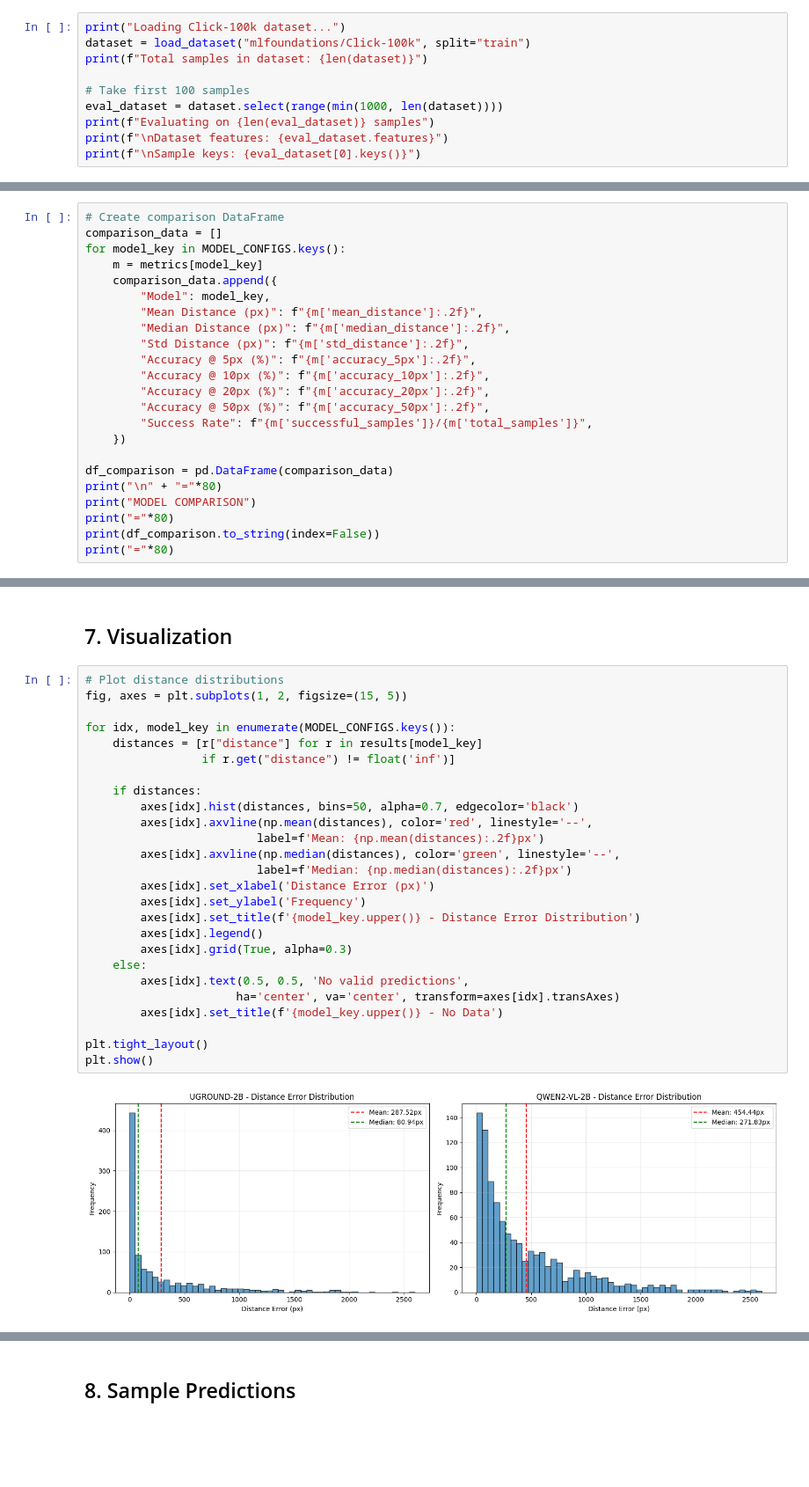
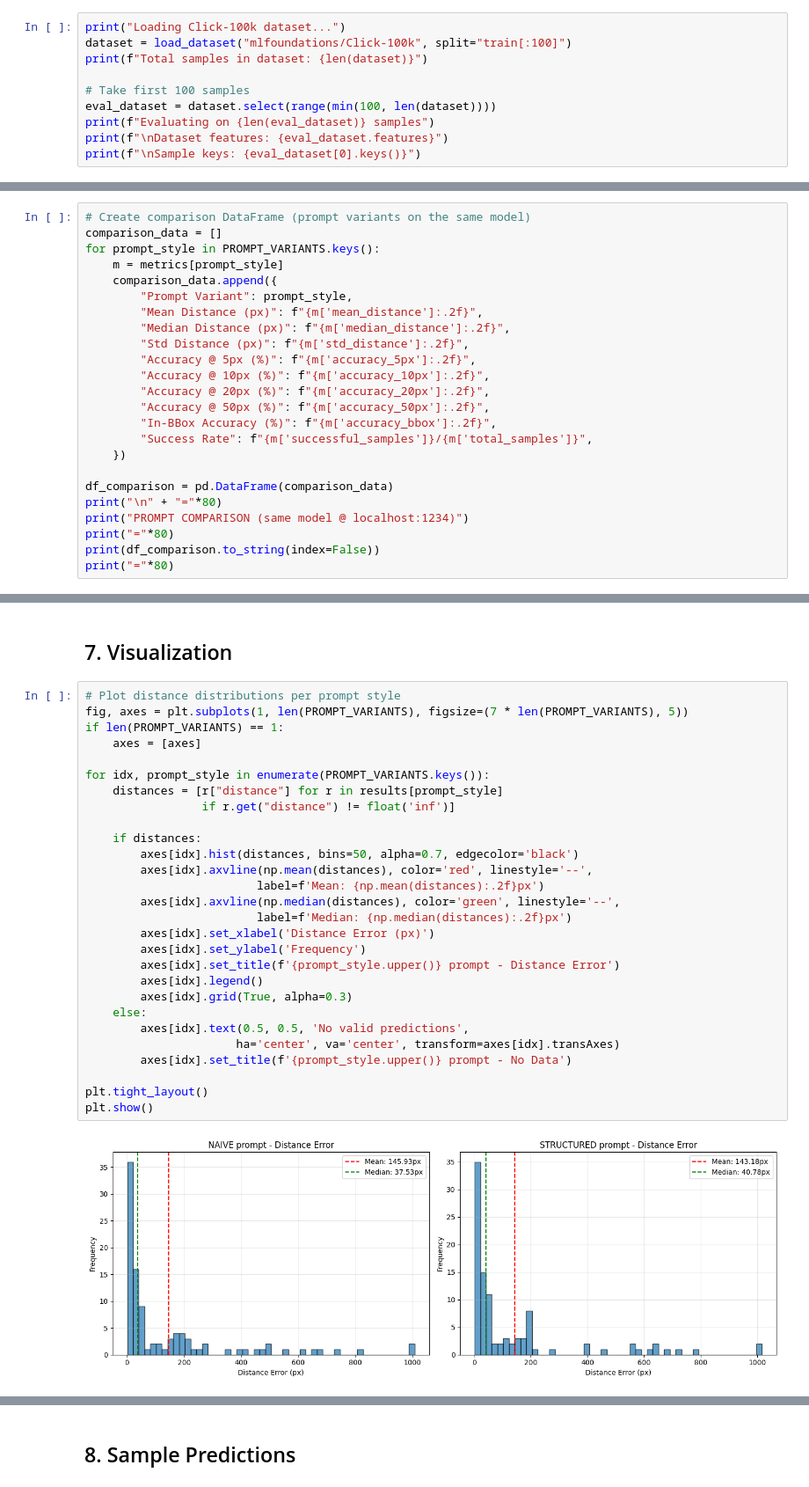
Before and after one commit to Yr-Nemsis/CSE291A_ECUA3, a Jupyter notebook: src/ecua/uground_qwen_click100k_eval.ipynb, the cells around one changed output, grey strips where cells are left out. Shown: that part at 88% size. Cells and saved outputs as stored; diff of their text form; blank space fills up the shorter version.

Commit message:
prompt engineering experiment

```diff
--- a/src/ecua/uground_qwen_click100k_eval.ipynb
+++ b/src/ecua/uground_qwen_click100k_eval.ipynb
@@ -306,11 +260,11 @@ def bbox_to_center(bbox: List[int]) -> Tuple[int, int]:
 ## 3. Load Click-100k Dataset
 # %%
 print("Loading Click-100k dataset...")
-dataset = load_dataset("mlfoundations/Click-100k", split="train")
+dataset = load_dataset("mlfoundations/Click-100k", split="train[:100]")
 print(f"Total samples in dataset: {len(dataset)}")
 
 # Take first 100 samples
-eval_dataset = dataset.select(range(min(1000, len(dataset))))
+eval_dataset = dataset.select(range(min(100, len(dataset))))
 print(f"Evaluating on {len(eval_dataset)} samples")
 print(f"\nDataset features: {eval_dataset.features}")
 print(f"\nSample keys: {eval_dataset[0].keys()}")
@@ -597,12 +453,12 @@ QWEN2-VL-2B Metrics:
 # %% [markdown]
 ## 6. Comparison Table
 # %%
-# Create comparison DataFrame
+# Create comparison DataFrame (prompt variants on the same model)
 comparison_data = []
-for model_key in MODEL_CONFIGS.keys():
-    m = metrics[model_key]
+for prompt_style in PROMPT_VARIANTS.keys():
+    m = metrics[prompt_style]
     comparison_data.append({
-        "Model": model_key,
+        "Prompt Variant": prompt_style,
         "Mean Distance (px)": f"{m['mean_distance']:.2f}",
         "Median Distance (px)": f"{m['median_distance']:.2f}",
         "Std Distance (px)": f"{m['std_distance']:.2f}",
@@ -610,12 +466,13 @@ for model_key in MODEL_CONFIGS.keys():
         "Accuracy @ 10px (%)": f"{m['accuracy_10px']:.2f}",
         "Accuracy @ 20px (%)": f"{m['accuracy_20px']:.2f}",
         "Accuracy @ 50px (%)": f"{m['accuracy_50px']:.2f}",
+        "In-BBox Accuracy (%)": f"{m['accuracy_bbox']:.2f}",
         "Success Rate": f"{m['successful_samples']}/{m['total_samples']}",
     })
 
 df_comparison = pd.DataFrame(comparison_data)
 print("\n" + "="*80)
-print("MODEL COMPARISON")
+print("PROMPT COMPARISON (same model @ localhost:1234)")
 print("="*80)
 print(df_comparison.to_string(index=False))
 print("="*80)
@@ -630,31 +487,33 @@ qwen2-vl-2b             454.44               271.83            489.18
 # %% [markdown]
 ## 7. Visualization
 # %%
-# Plot distance distributions
-fig, axes = plt.subplots(1, 2, figsize=(15, 5))
+# Plot distance distributions per prompt style
+fig, axes = plt.subplots(1, len(PROMPT_VARIANTS), figsize=(7 * len(PROMPT_VARIANTS), 5))
+if len(PROMPT_VARIANTS) == 1:
+    axes = [axes]
 
-for idx, model_key in enumerate(MODEL_CONFIGS.keys()):
-    distances = [r["distance"] for r in results[model_key]
+for idx, prompt_style in enumerate(PROMPT_VARIANTS.keys()):
+    distances = [r["distance"] for r in results[prompt_style]
                  if r.get("distance") != float('inf')]
 
     if distances:
         axes[idx].hist(distances, bins=50, alpha=0.7, edgecolor='black')
         axes[idx].axvline(np.mean(distances), color='red', linestyle='--',
                          label=f'Mean: {np.mean(distances):.2f}px')
         axes[idx].axvline(np.median(distances), color='green', linestyle='--',
                          label=f'Median: {np.median(distances):.2f}px')
         axes[idx].set_xlabel('Distance Error (px)')
         axes[idx].set_ylabel('Frequency')
-        axes[idx].set_title(f'{model_key.upper()} - Distance Error Distribution')
+        axes[idx].set_title(f'{prompt_style.upper()} prompt - Distance Error')
         axes[idx].legend()
         axes[idx].grid(True, alpha=0.3)
     else:
         axes[idx].text(0.5, 0.5, 'No valid predictions',
                       ha='center', va='center', transform=axes[idx].transAxes)
-        axes[idx].set_title(f'{model_key.upper()} - No Data')
+        axes[idx].set_title(f'{prompt_style.upper()} prompt - No Data')
 
 plt.tight_layout()
 plt.show()
 # %% [output]
-[figure, old version]
+[figure, new version]
 # %%
```
Also changed, not shown: parts of 18 cells of this notebook, 1 other file.
